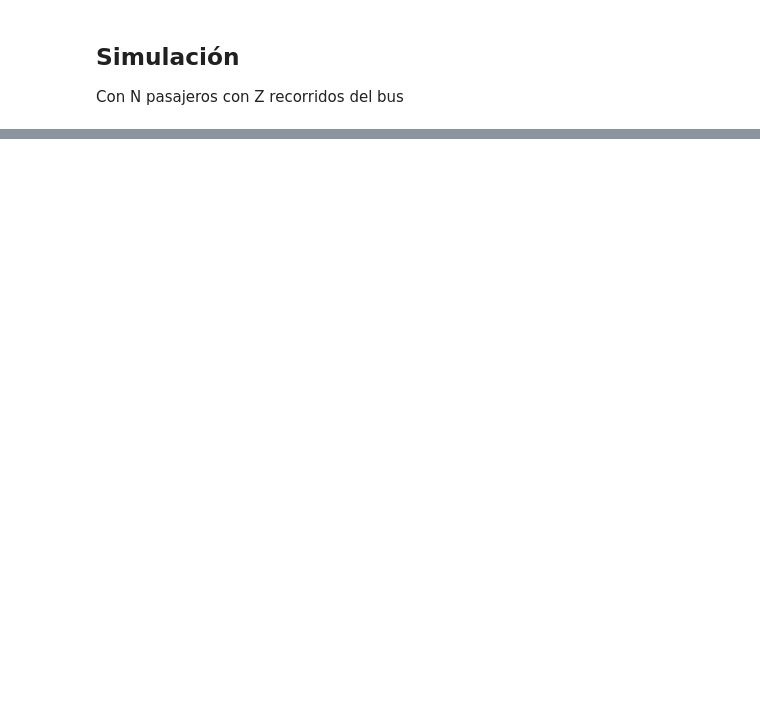
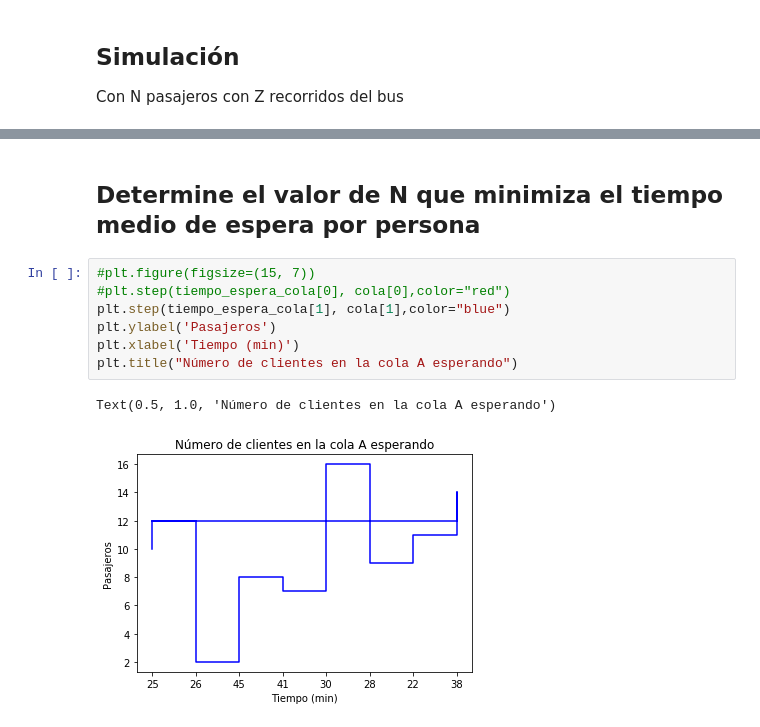
Before and after one commit to danielgaviriam/proyecto_simulacion1, a Jupyter notebook: simulacion.ipynb, the cells around one changed output, grey strips where cells are left out. Drawn from its saved outputs; the diff is of its cells as text; blank space fills up the shorter version.

```diff
--- a/simulacion.ipynb
+++ b/simulacion.ipynb
@@ -185,0 +188,12 @@ Text(0.5, 1.0, 'Número de clientes en la cola B esperando')
+# %% [markdown]
+ ## Determine el valor de N que minimiza el tiempo medio de espera por persona
+# %%
+#plt.figure(figsize=(15, 7))
+#plt.step(tiempo_espera_cola[0], cola[0],color="red")
+plt.step(tiempo_espera_cola[1], cola[1],color="blue")
+plt.ylabel('Pasajeros')
+plt.xlabel('Tiempo (min)')
+plt.title("Número de clientes en la cola A esperando")
+# %% [output]
+Text(0.5, 1.0, 'Número de clientes en la cola A esperando')
+[figure, added]
```
Also changed, not shown: parts of 4 cells of this notebook.
